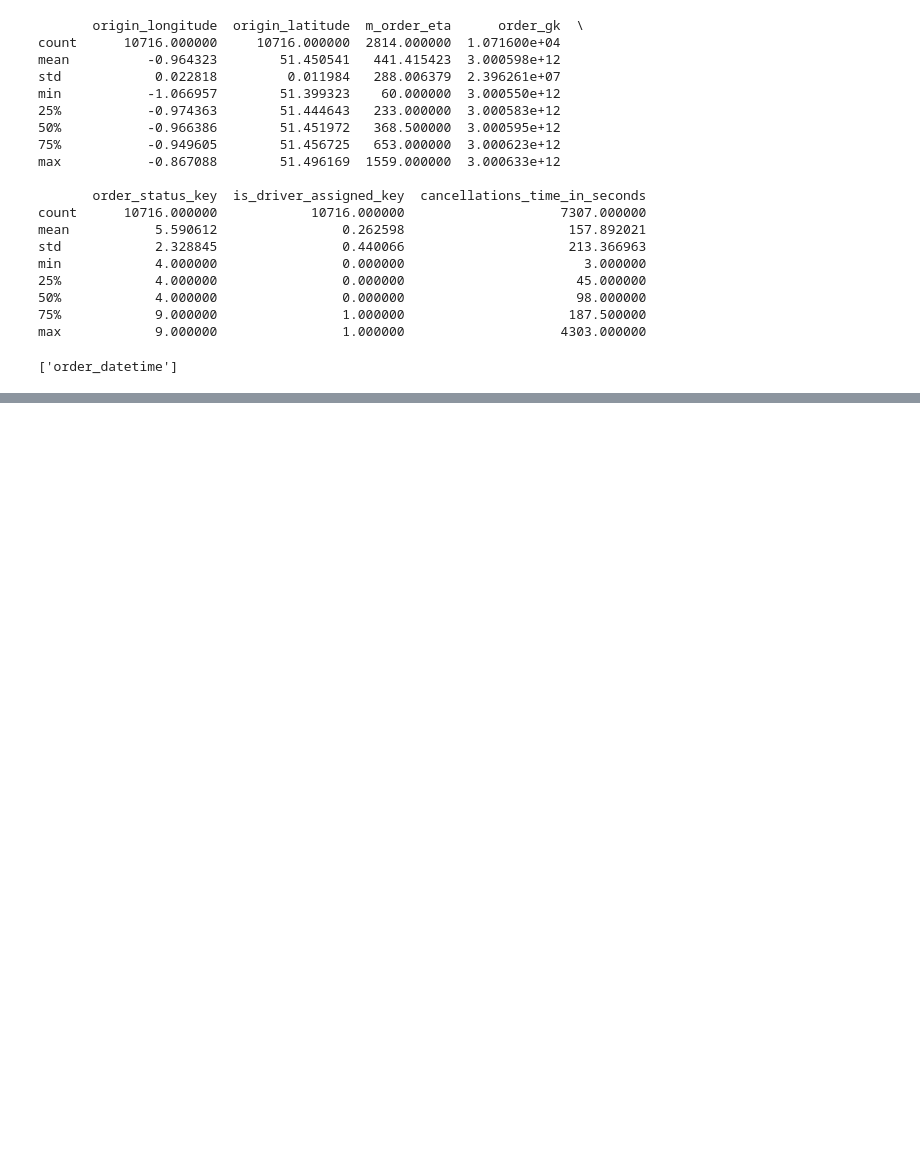
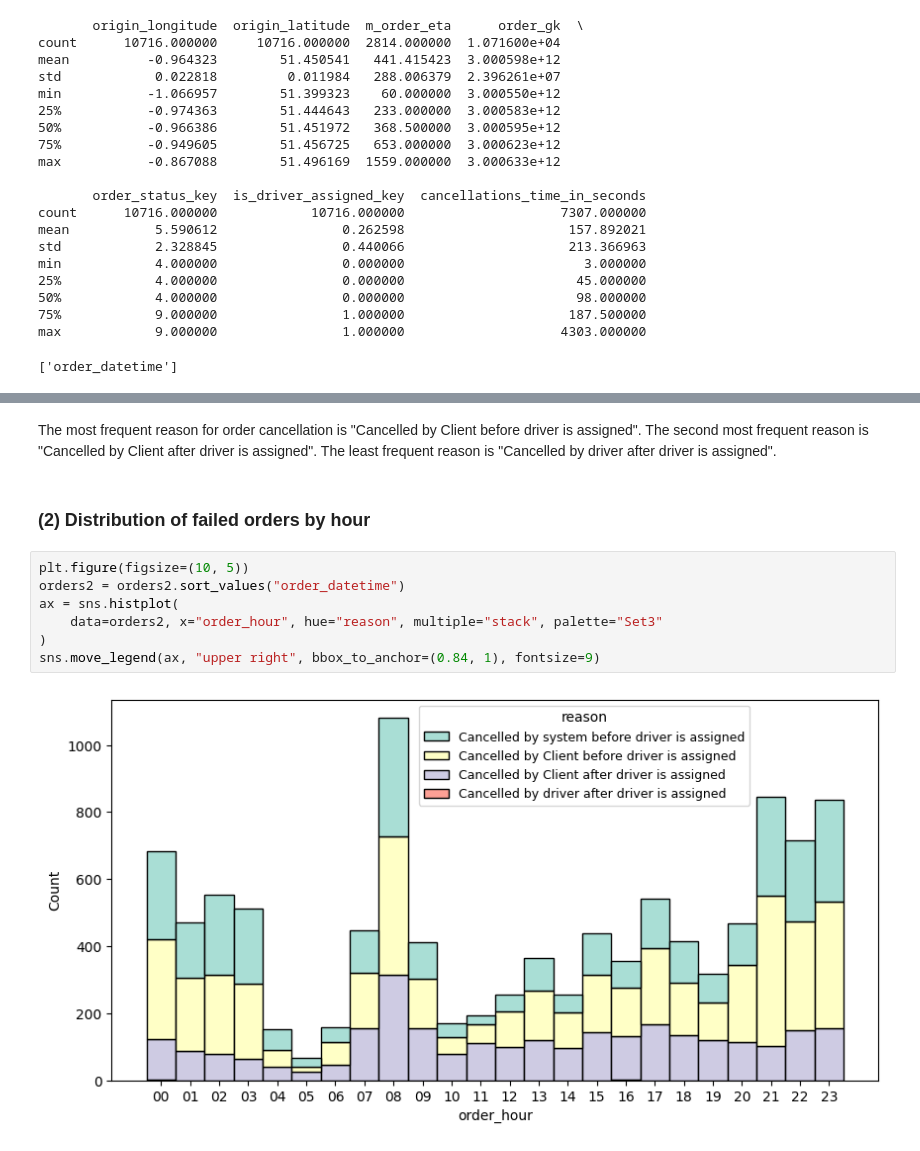
Before and after one commit to J-ZW-Wang/ss_data_project, a Jupyter notebook: Gett_Insights_from_Failed_Orders/Insights from Failed Orders.ipynb, the cells around one changed output, grey strips where cells are left out. Drawn from its saved outputs; the diff is of its cells as text; blank space fills up the shorter version.

```diff
--- a/Gett_Insights_from_Failed_Orders/Insights from Failed Orders.ipynb
+++ b/Gett_Insights_from_Failed_Orders/Insights from Failed Orders.ipynb
@@ -55,0 +103,15 @@ max            9.000000                1.000000                    4303.000000
+# %% [markdown]
+The most frequent reason for order cancellation is "Cancelled by Client before driver is assigned".
+The second most frequent reason is "Cancelled by Client after driver is assigned".
+The least frequent reason is "Cancelled by driver after driver is assigned".
+# %% [markdown]
+### (2) Distribution of failed orders by hour
+# %%
+plt.figure(figsize=(10, 5))
+orders2 = orders2.sort_values("order_datetime")
+ax = sns.histplot(
+    data=orders2, x="order_hour", hue="reason", multiple="stack", palette="Set3"
+)
+sns.move_legend(ax, "upper right", bbox_to_anchor=(0.84, 1), fontsize=9)
+# %% [output]
+[figure, added]
```
Also changed, not shown: parts of 20 cells of this notebook, 1 other file.
